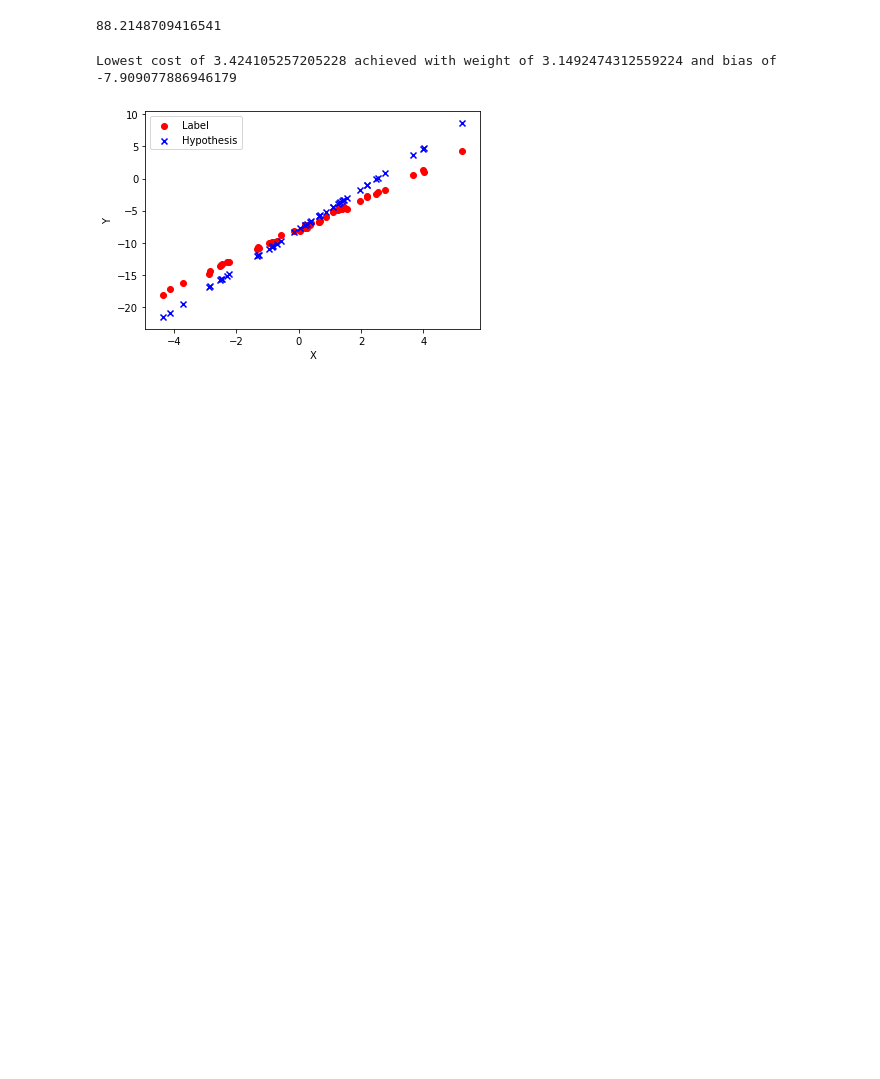
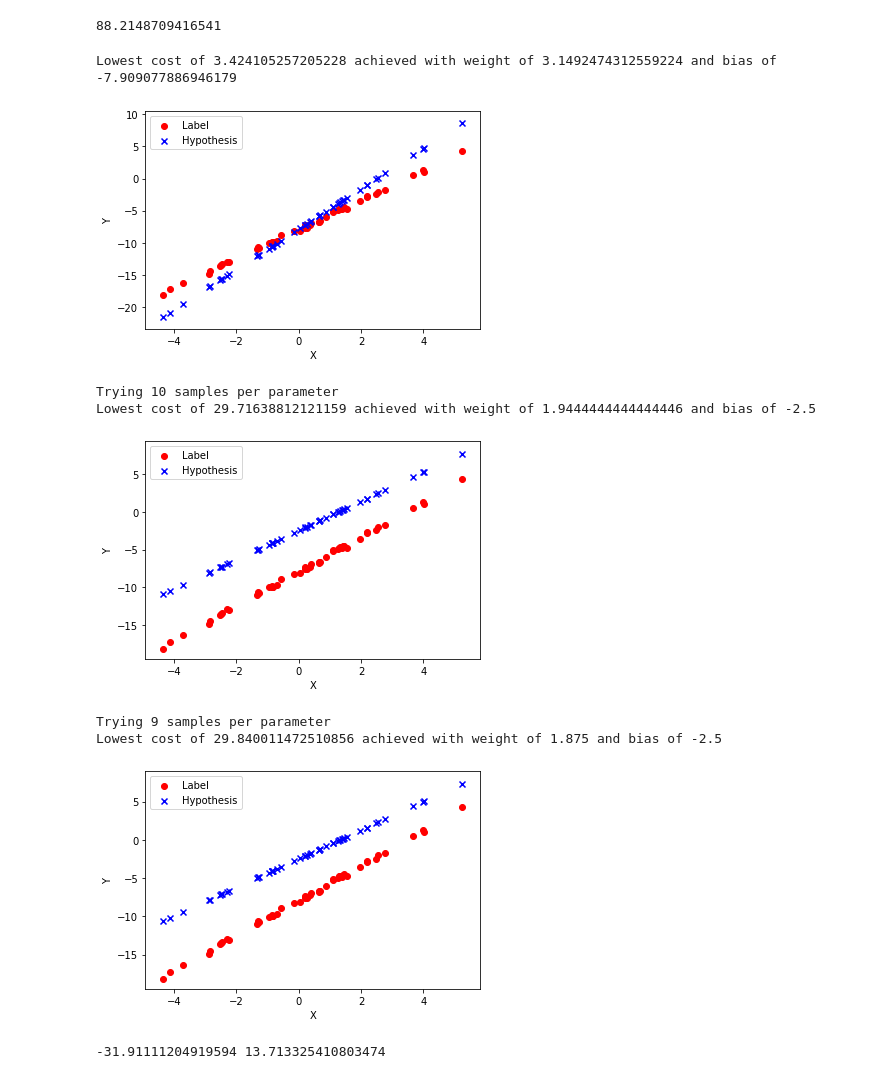
Before and after one commit to AInewbie/Basic, a Jupyter notebook: Notebook/LinearModel.ipynb, the cells around one changed output. Cells and saved outputs as stored; diff of their text form; code cells hidden in the pictures; blank space fills up the shorter version.

```diff
--- a/Notebook/LinearModel.ipynb
+++ b/Notebook/LinearModel.ipynb
@@ -149,3 +149,48 @@ def grid_search(grid_search_values):
             best_bias = b ## get best bias so far from the model
     print('Lowest cost of', lowest_cost, 'achieved with weight of', best_weights, 'and bias of', best_bias)
     return best_weights, best_bias
+# %%
+# try using 100 grid search values
+grid_search_values = generate_grid_search_values(2, n_samples=100) # generate model parameterisations to try
+best_weights, best_bias = grid_search(grid_search_values) # perform grid search
+H.update_params(best_weights, best_bias) ## update model with best parameters found
+plot_h_vs_y(X, H(X), Y) # plot predictions and true labels
+
+grid_search_values = generate_grid_search_values(2, n_samples=99) # generate model parameterisations to try
+best_weights, best_bias = grid_search(grid_search_values) # perform grid search
+H.update_params(best_weights, best_bias) # update model with best parameters found
+plot_h_vs_y(X, H(X), Y) # plot predictions and true labels
+# %% [output]
+Trying 10 samples per parameter
+Lowest cost of 29.71638812121159 achieved with weight of 1.9444444444444446 and bias of -2.5
+[figure, added]
+Trying 9 samples per parameter
+Lowest cost of 29.840011472510856 achieved with weight of 1.875 and bias of -2.5
+[figure, added]
+# %%
+
+class LinearHypothesis:
+    def __init__(self):
+        self.w = np.random.randn() # weight
+        self.b = np.random.randn() # bias
+
+    def __call__(self, X): # how do we calculate output from an input in our model?
+        y_hat = self.w*X + self.b
+        return y_hat
+
+    def update_params(self, new_w, new_b):
+        self.w = new_w
+        self.b = new_b
+
+    def calc_deriv(self, X, y_hat, labels):
+        diffs =  y_hat - labels# calculate errors
+        dLdw = 2 * np.sum(diffs * X)/len(X) # calculate derivative of loss with respect to weights
+        dLdb = 2 * np.sum(diffs)/len(X) # calculate derivative of loss with respect to bias
+        return dLdw, dLdb
+
+H = LinearHypothesis() # initialise our model
+y_hat = H(X) # make prediction
+dLdw, dLdb = H.calc_deriv(X,y_hat,Y) # calculate gradient of current loss with respect to model parameters
+print(dLdw, dLdb)
+# %% [output]
+-31.91111204919594 13.713325410803474
```
Also changed, not shown: parts of 1 cell of this notebook.
